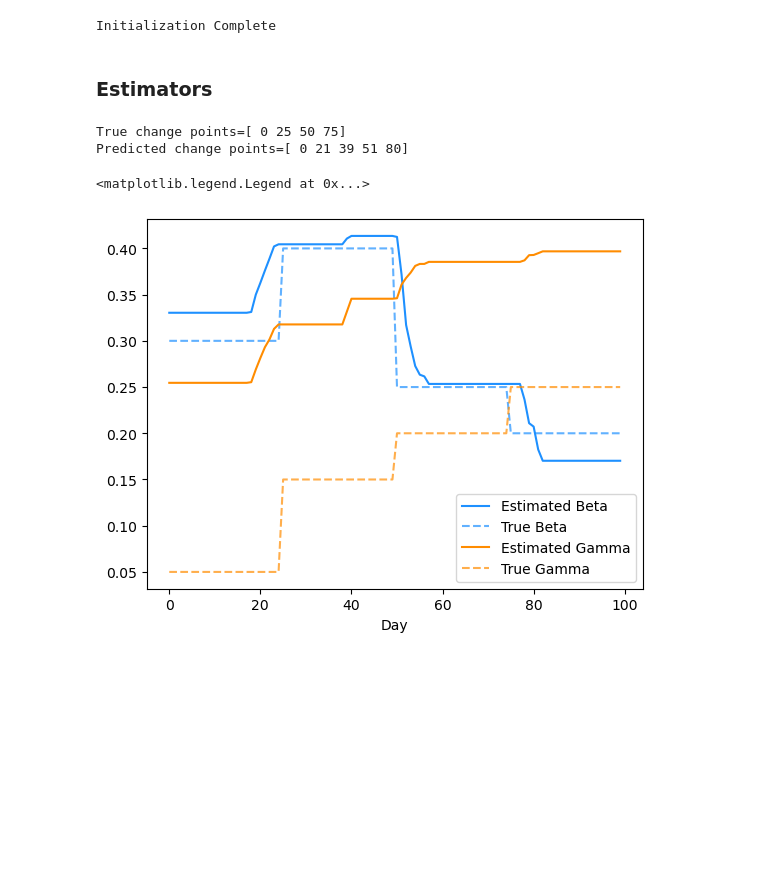
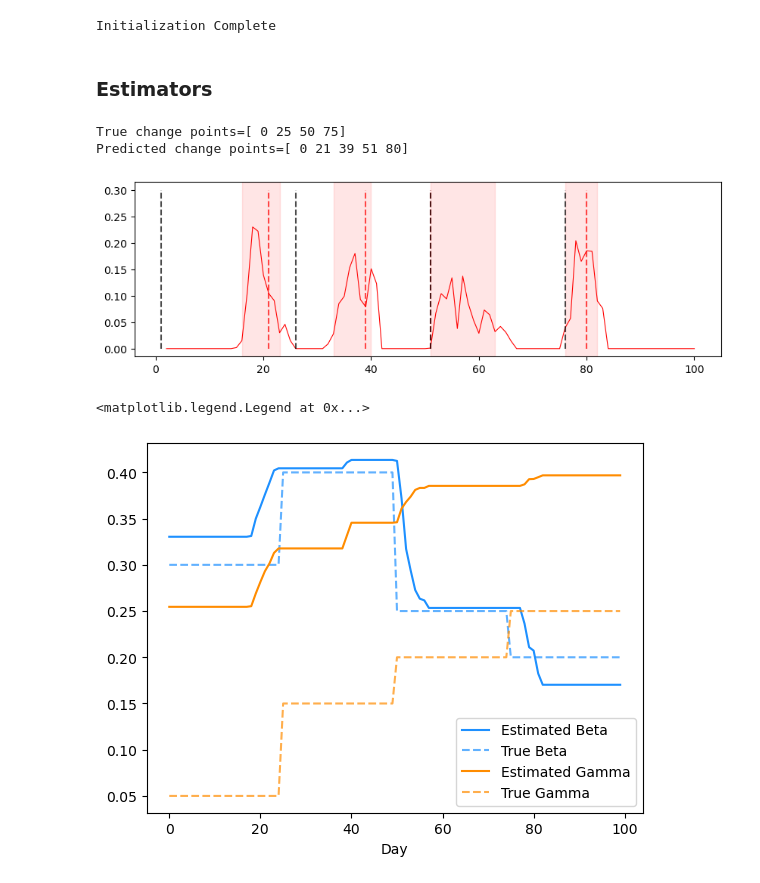
Before and after one commit to enlupi/SIR-Model-Change-Points, a Jupyter notebook: SIR.ipynb, the cells around one changed output. Cells and saved outputs as stored; diff of their text form; code cells hidden in the pictures; blank space fills up the shorter version.

```diff
--- a/SIR.ipynb
+++ b/SIR.ipynb
@@ -588,17 +590,53 @@ def get_estimators(chain, T_max=100, samples=1000):
 
 
     return Delta_final, beta_final, gamma_final
+# %%
+def get_HPD(delta, probs, alpha):
+    idxs = np.where(delta[1:]==1)[0]+1
+    HPD = np.zeros(shape=(len(idxs),2))
+    for n, i in enumerate(idxs):
+        P = probs[i]
+        i_left, i_right = i, i
+        while P < 1-alpha:
+            p_left = probs[i_left-1]
+            p_right = probs[i_right+1]
+            if p_left >= p_right:
+                P += p_left
+                i_left -= 1
+            else:
+                P += p_right
+                i_right += 1
+        HPD[n,0] = i_left
+        HPD[n,1] = i_right
+    return HPD
+
+def compute_probs(chain, delta_est, alpha):
+    prob_delta = np.mean(np.array(MCMC_chain["Delta"]), axis=0)
+    HPD = get_HPD(delta_est, prob_delta, alpha)
+
+    return prob_delta, HPD
 # %%
 delta_est, beta_est, gamma_est = get_estimators(MCMC_chain, 100, 200)
 stage_est = np.cumsum(delta_est, dtype=int)-1
 # %%
 delta_true = np.array([(t in chg_pt or t==1) for t in range(1, T_max+1)]).astype(int)
 stage_true = np.cumsum(delta_true)-1
 print(f"True change points={np.where(delta_true==1)[0]}")
 print(f"Predicted change points={np.where(delta_est==1)[0]}")
+
+prob_delta, HPD = compute_probs(MCMC_chain, delta_est, 0.05)
+
+fig, ax = plt.subplots(figsize=(10,3))
+ax.plot(np.arange(2,101), prob_delta[1:], color='red', linewidth=0.8)
+for i, x in enumerate(np.where(delta_est[1:] == 1)[0]):
+    ax.vlines(x+1, ymin=0, ymax=0.3, color='red', linestyle='dashed', alpha=0.7)
+    ax.axvspan(HPD[i,0], HPD[i,1], alpha=0.1, color='red')
+for x in np.where(delta_true == 1)[0]:
+    ax.vlines(x+1, ymin=0, ymax=0.3, color='black', linestyle='dashed', alpha=0.7)
 # %% [output]
 True change points=[ 0 25 50 75]
 Predicted change points=[ 0 21 39 51 80]
+[figure, added]
 # %%
 n_sc=3
 true_beta  = np.array([[scenarios[i,(chg_pt <= t+1).sum(),0] for t in range(T_max)] for i in range(n_sc)])
```
Also changed, not shown: parts of 3 cells of this notebook.
